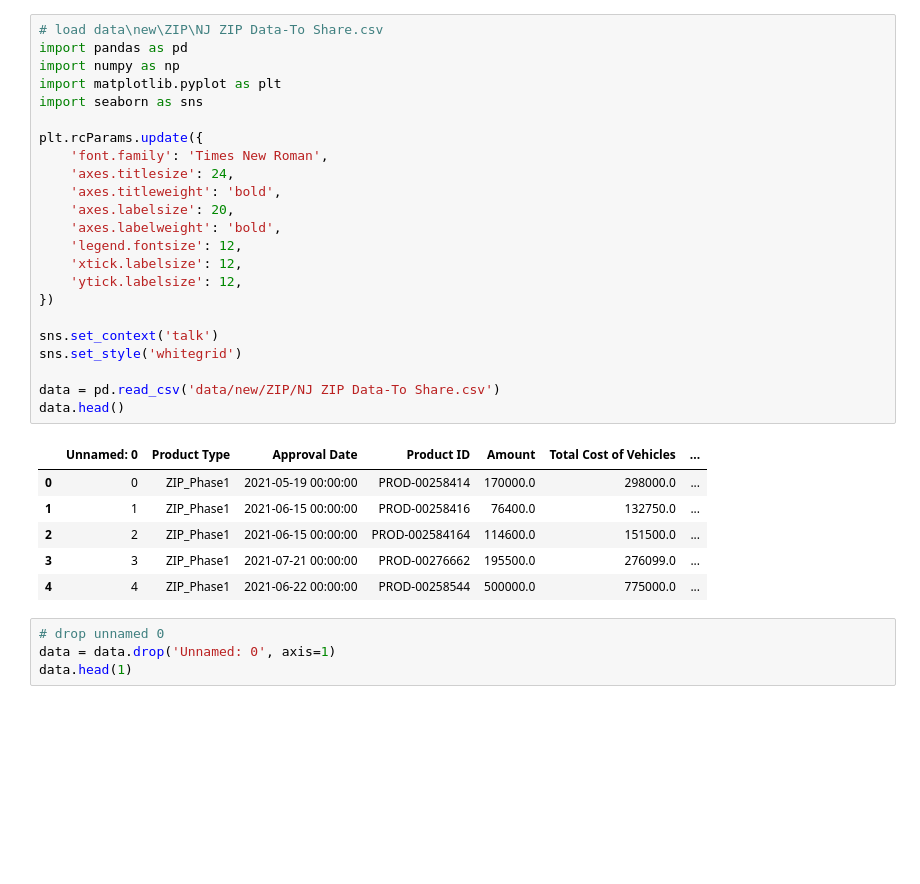
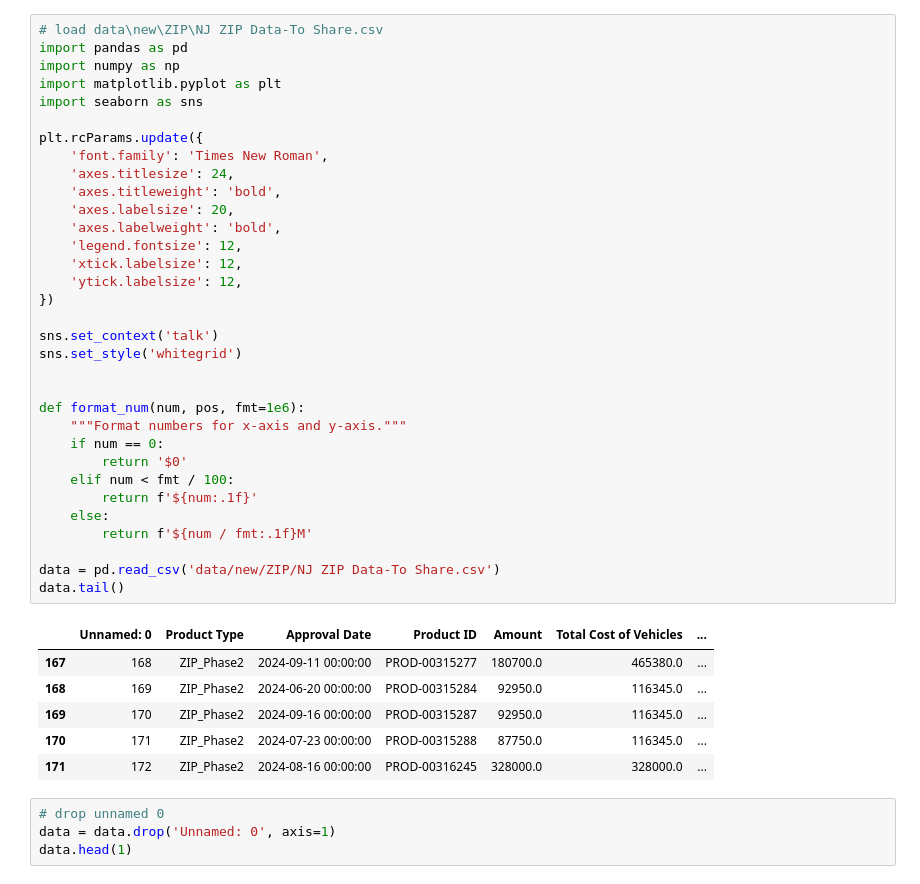
Before and after one commit to Rutgers-Economics-Labs/CleanEnergyFundingF24, a Jupyter notebook: zip.ipynb, the cells around one changed output. Saved outputs shown, nothing was run; the diff lists cells and outputs as text; blank space fills up the shorter version.

```diff
--- a/zip.ipynb
+++ b/zip.ipynb
@@ -1,33 +1,43 @@
 # %%
 # load data\new\ZIP\NJ ZIP Data-To Share.csv
 import pandas as pd
 import numpy as np
 import matplotlib.pyplot as plt
 import seaborn as sns
 
 plt.rcParams.update({
     'font.family': 'Times New Roman',
     'axes.titlesize': 24,
     'axes.titleweight': 'bold',
     'axes.labelsize': 20,
     'axes.labelweight': 'bold',
     'legend.fontsize': 12,
     'xtick.labelsize': 12,
     'ytick.labelsize': 12,
 })
 
 sns.set_context('talk')
 sns.set_style('whitegrid')
 
+
+def format_num(num, pos, fmt=1e6):
+    """Format numbers for x-axis and y-axis."""
+    if num == 0:
+        return '$0'
+    elif num < fmt / 100:
+        return f'${num:.1f}'
+    else:
+        return f'${num / fmt:.1f}M'
+
 data = pd.read_csv('data/new/ZIP/NJ ZIP Data-To Share.csv')
-data.head()
+data.tail()
 # %% [output]
 |  | Unnamed: 0 | Product Type | Approval Date | Product ID | Amount | Total Cost of Vehicles | ... |
-| 0 | 0 | ZIP_Phase1 | 2021-05-19 00:00:00 | PROD-00258414 | 170000.0 | 298000.0 | ... |
-| 1 | 1 | ZIP_Phase1 | 2021-06-15 00:00:00 | PROD-00258416 | 76400.0 | 132750.0 | ... |
-| 2 | 2 | ZIP_Phase1 | 2021-06-15 00:00:00 | PROD-002584164 | 114600.0 | 151500.0 | ... |
-| 3 | 3 | ZIP_Phase1 | 2021-07-21 00:00:00 | PROD-00276662 | 195500.0 | 276099.0 | ... |
-| 4 | 4 | ZIP_Phase1 | 2021-06-22 00:00:00 | PROD-00258544 | 500000.0 | 775000.0 | ... |
+| 167 | 168 | ZIP_Phase2 | 2024-09-11 00:00:00 | PROD-00315277 | 180700.0 | 465380.0 | ... |
+| 168 | 169 | ZIP_Phase2 | 2024-06-20 00:00:00 | PROD-00315284 | 92950.0 | 116345.0 | ... |
+| 169 | 170 | ZIP_Phase2 | 2024-09-16 00:00:00 | PROD-00315287 | 92950.0 | 116345.0 | ... |
+| 170 | 171 | ZIP_Phase2 | 2024-07-23 00:00:00 | PROD-00315288 | 87750.0 | 116345.0 | ... |
+| 171 | 172 | ZIP_Phase2 | 2024-08-16 00:00:00 | PROD-00316245 | 328000.0 | 328000.0 | ... |
 # %%
 # drop unnamed 0
 data = data.drop('Unnamed: 0', axis=1)
```
Also changed, not shown: parts of 5 cells of this notebook, 13 other files.
